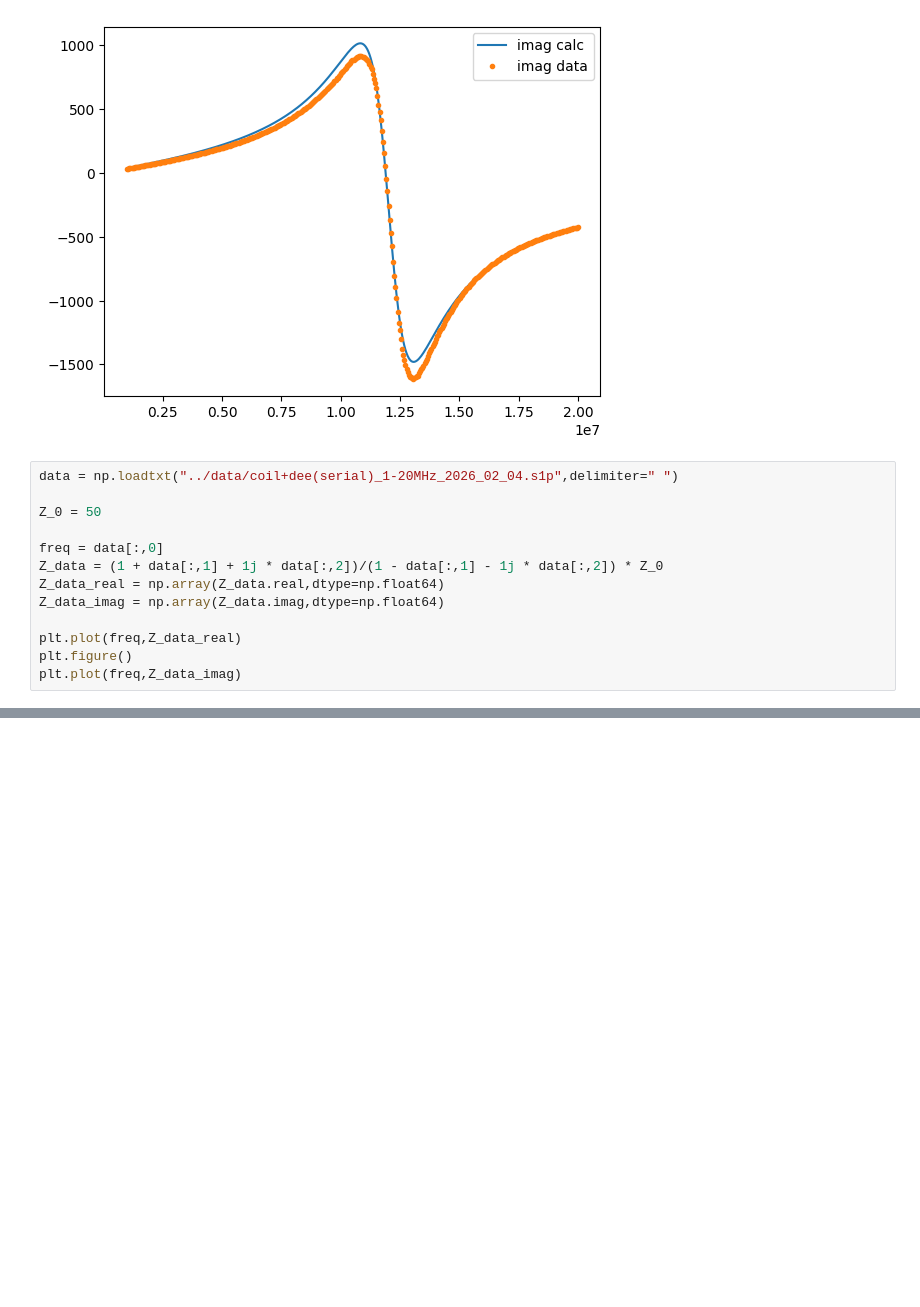
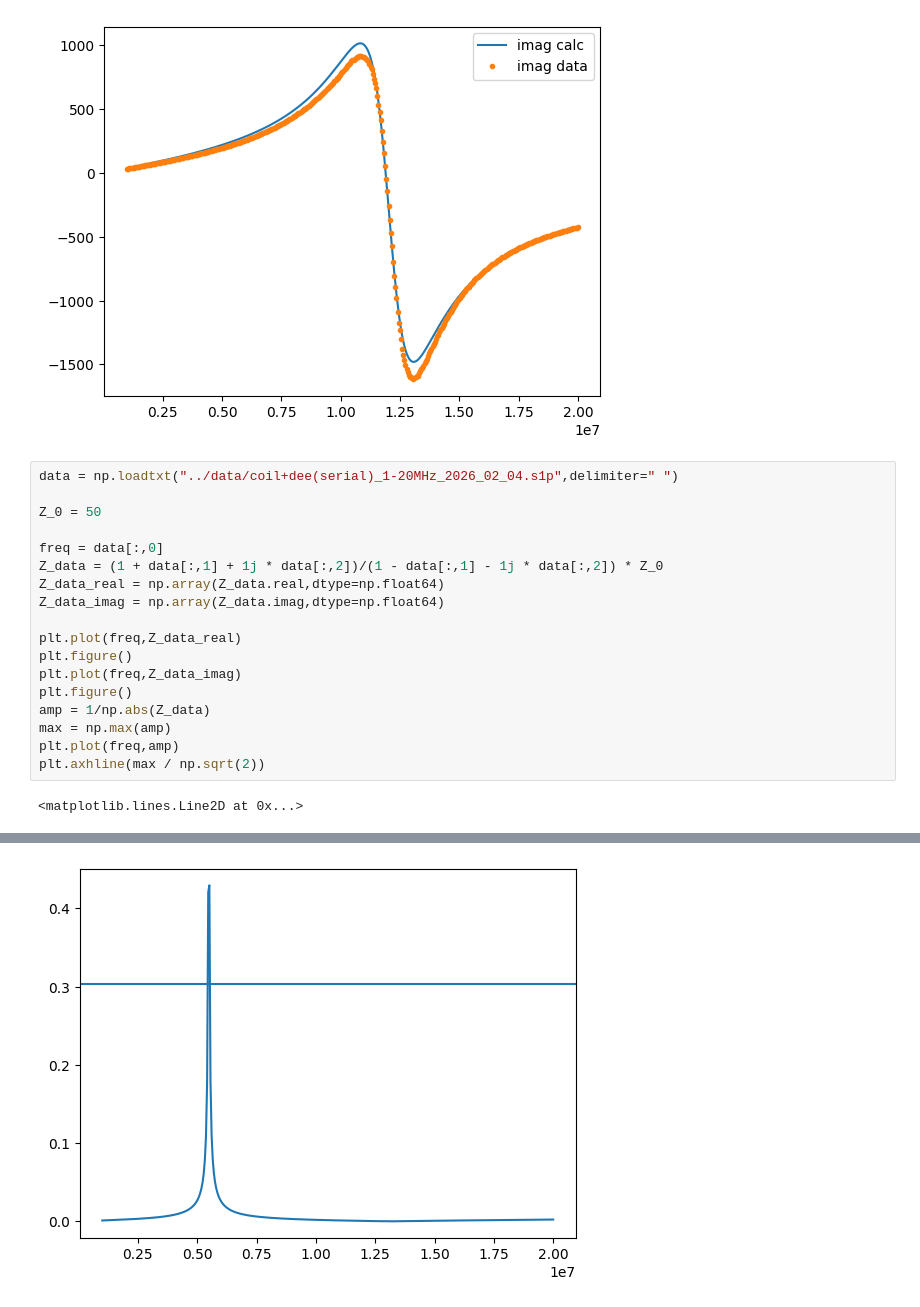
Before and after one commit to tyaxm/cyclotron, a Jupyter notebook: src/coil_properties.ipynb, the cells around one changed output, grey strips where cells are left out. Saved outputs shown, nothing was run; the diff lists cells and outputs as text; blank space fills up the shorter version.

```diff
--- a/src/coil_properties.ipynb
+++ b/src/coil_properties.ipynb
@@ -351,16 +351,23 @@ params fitted by imag part [6.08542019e-06 2.83900598e-11 8.59124694e+01]
 # %%
 data = np.loadtxt("../data/coil+dee(serial)_1-20MHz_2026_02_04.s1p",delimiter=" ")
 
 Z_0 = 50
 
 freq = data[:,0]
 Z_data = (1 + data[:,1] + 1j * data[:,2])/(1 - data[:,1] - 1j * data[:,2]) * Z_0
 Z_data_real = np.array(Z_data.real,dtype=np.float64)
 Z_data_imag = np.array(Z_data.imag,dtype=np.float64)
 
 plt.plot(freq,Z_data_real)
 plt.figure()
 plt.plot(freq,Z_data_imag)
+plt.figure()
+amp = 1/np.abs(Z_data)
+max = np.max(amp)
+plt.plot(freq,amp)
+plt.axhline(max / np.sqrt(2))
 # %% [output]
+<matplotlib.lines.Line2D at 0x...>
 [figure]
 [figure]
+[figure, added]
```
Also changed, not shown: parts of 1 cell of this notebook.
